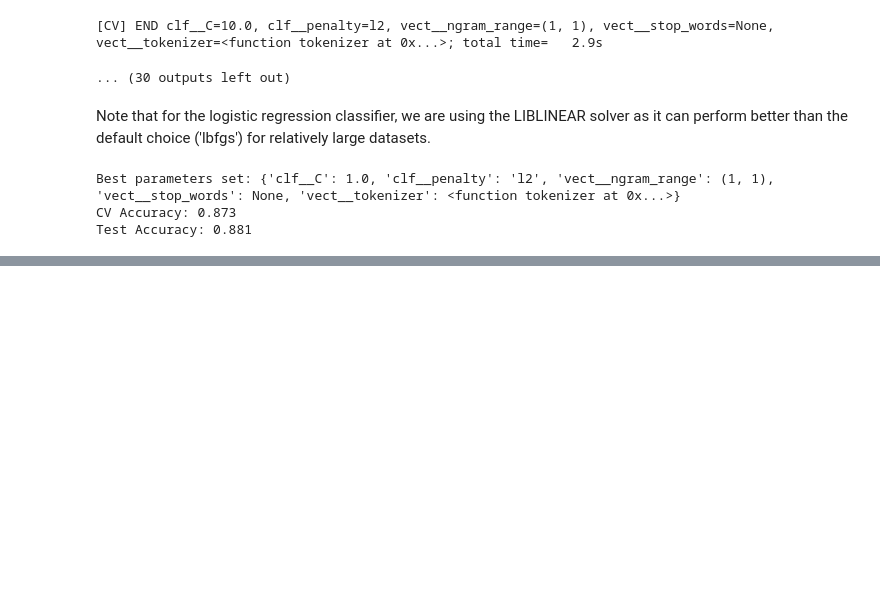
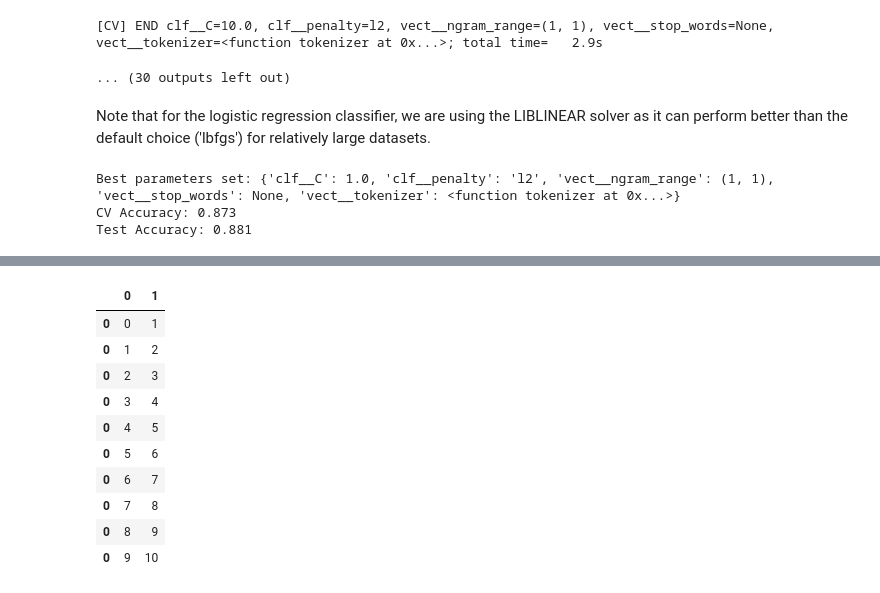
Before and after one commit to JPL-JUNO/Machine-Learning, a Jupyter notebook: MLPS/Codes/Ch08/Codes8_2.ipynb, the cells around one changed output, grey strips where cells are left out. Drawn from its saved outputs; the diff is of its cells as text; code cells hidden in the pictures; blank space fills up the shorter version.

```diff
--- a/MLPS/Codes/Ch08/Codes8_2.ipynb
+++ b/MLPS/Codes/Ch08/Codes8_2.ipynb
@@ -166,0 +194,15 @@ Test Accuracy: 0.881
+# %%
+df = df.reindex(np.random.permutation(df.index))
+df
+# %% [output]
+|  | 0 | 1 |
+| 0 | 0 | 1 |
+| 0 | 1 | 2 |
+| 0 | 2 | 3 |
+| 0 | 3 | 4 |
+| 0 | 4 | 5 |
+| 0 | 5 | 6 |
+| 0 | 6 | 7 |
+| 0 | 7 | 8 |
+| 0 | 8 | 9 |
+| 0 | 9 | 10 |
```
Also changed, not shown: parts of 5 cells of this notebook, 4 other files.
